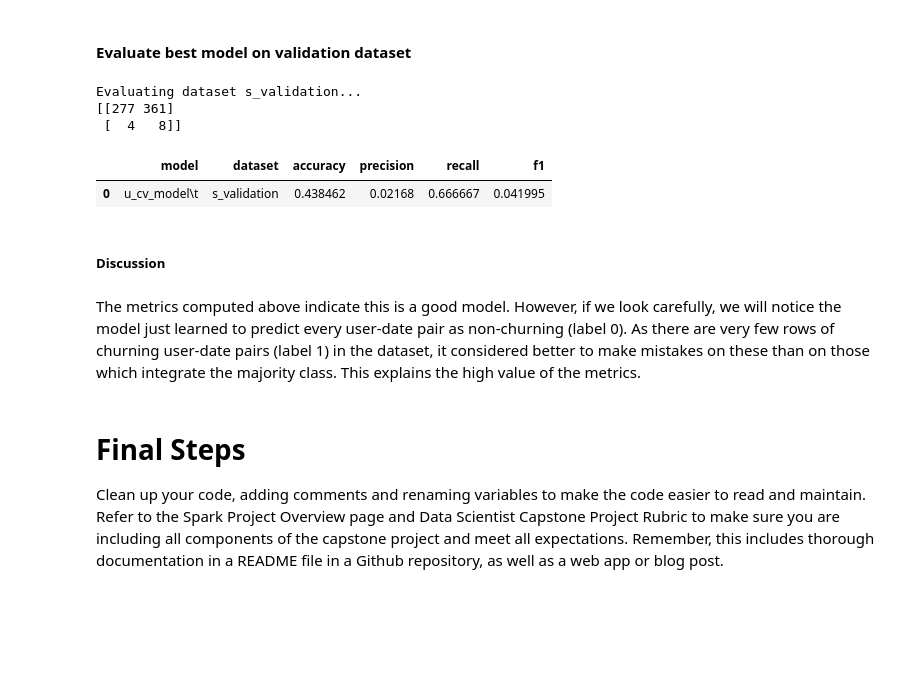
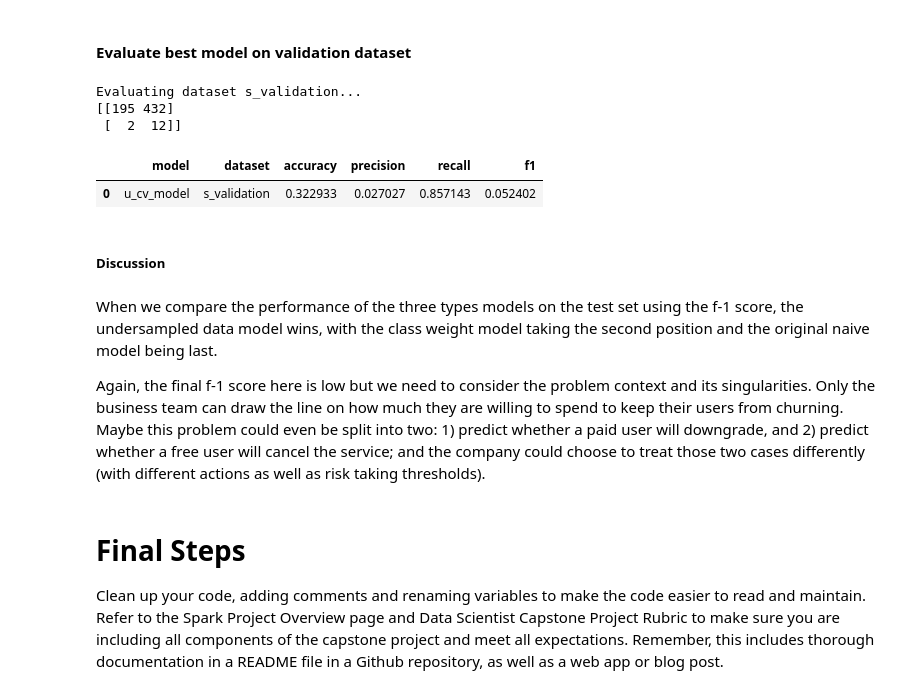
Before and after one commit to tarcisobraz/sparkify-churn-prediction, a Jupyter notebook: Sparkify.ipynb, the cells around one changed output. Saved outputs shown, nothing was run; the diff lists cells and outputs as text; code cells hidden in the pictures; blank space fills up the shorter version.

Commit message:
feat: Add more features to model input dataset, re-runs models evaluation and discusses results.

```diff
--- a/Sparkify.ipynb
+++ b/Sparkify.ipynb
@@ -909,5 +1174,7 @@ prep_data_pip = Pipeline(stages=base_assemblers + scalers)
-# %%
-model_ready_data = prep_data_pip.fit(model_1_df).transform(model_1_df)
+# %%
+input_feats = [sc.getOutputCol() for sc in scalers] + [he.getOutputCol() for he in hot_encoders]
+model_ready_data = prep_data_pip.fit(model_1_df).transform(model_1_df) \
+                    .select(input_feats + ['label'])
 # %%
 model_ready_data.head(4)
 # %% [output]
@@ -1014,3 +1278,3 @@ s_train.head(5)
 # %%
-form_right_side = ' + '.join([sc.getOutputCol() for sc in scalers])
+form_right_side = ' + '.join(input_feats)
 class_formula = RFormula(formula = "label ~ " + form_right_side)
@@ -1034,7 +1294,7 @@ paramGrid_lr = ParamGridBuilder() \
 paramGrid_rf = ParamGridBuilder() \
     .baseOn({pipeline.stages : [class_formula, rf]}) \
     .addGrid(rf.numTrees, [10, 25, 50]) \
-    .addGrid(rf.numTrees, [10, 25, 50]) \
+    .addGrid(rf.maxDepth, [5, 15, 30]) \
     .addGrid(rf.featureSubsetStrategy, ['onethird', '0.5', 'sqrt'])\
     .build()
 
@@ -1543,18 +1800,20 @@ final_eval_test
 # %% [markdown]
 #### Evaluate best model on validation dataset
 # %%
-best_model_eval = get_model_eval(w_cv_model, 'u_cv_model', {'s_validation': s_validation})
+best_model_eval = get_model_eval(u_cv_model, 'u_cv_model', {'s_validation': s_validation})
 best_model_eval
 # %% [output]
 Evaluating dataset s_validation...
-[[277 361]
- [  4   8]]
+[[195 432]
+ [  2  12]]
 |  | model | dataset | accuracy | precision | recall | f1 |
-| 0 | u_cv_model\t | s_validation | 0.438462 | 0.02168 | 0.666667 | 0.041995 |
+| 0 | u_cv_model | s_validation | 0.322933 | 0.027027 | 0.857143 | 0.052402 |
 # %% [markdown]
 ##### Discussion
-# %% [markdown]
-The metrics computed above indicate this is a good model. However, if we look carefully, we will notice the model just learned to predict every user-date pair as non-churning (label 0). As there are very few rows of churning user-date pairs (label 1) in the dataset, it considered better to make mistakes on these than on those which integrate the majority class. This explains the high value of the metrics.
+# %% [markdown]
+When we compare the performance of the three types models on the test set using the f-1 score, the undersampled data model wins, with the class weight model taking the second position and the original naive model being last.
+
+Again, the final f-1 score here is low but we need to consider the problem context and its singularities. Only the business team can draw the line on how much they are willing to spend to keep their users from churning. Maybe this problem could even be split into two: 1) predict whether a paid user will downgrade, and 2) predict whether a free user will cancel the service; and the company could choose to treat those two cases differently (with different actions as well as risk taking thresholds).
 # %% [markdown]
 # Final Steps
 Clean up your code, adding comments and renaming variables to make the code easier to read and maintain. Refer to the Spark Project Overview page and Data Scientist Capstone Project Rubric to make sure you are including all components of the capstone project and meet all expectations. Remember, this includes thorough documentation in a README file in a Github repository, as well as a web app or blog post.
```
Also changed, not shown: parts of 109 cells of this notebook.
